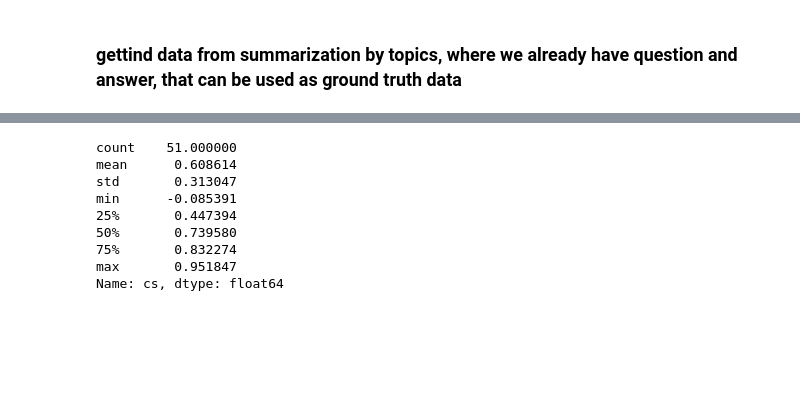
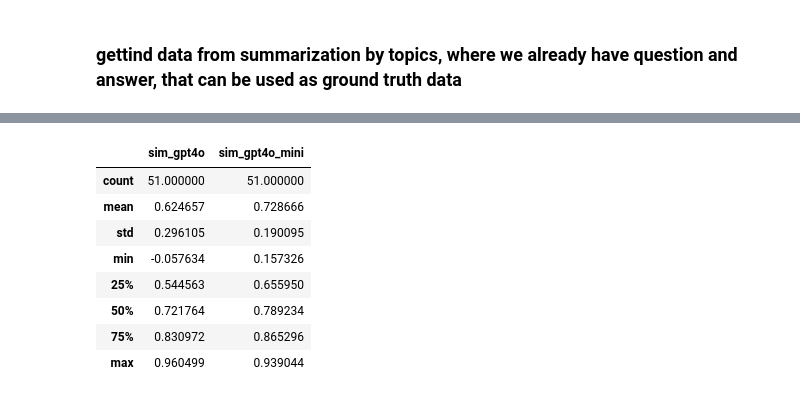
Before and after one commit to DmitriiK/telegram_rag_search, a Jupyter notebook: offline-rag-evaluation.ipynb, the cells around one changed output, grey strips where cells are left out. Cells and saved outputs as stored; diff of their text form; code cells hidden in the pictures; blank space fills up the shorter version.

```diff
--- a/offline-rag-evaluation.ipynb
+++ b/offline-rag-evaluation.ipynb
@@ -91,13 +105,18 @@ df
 # %%
 
-df['cs'].describe()
+
+columns_to_describe = ['sim_gpt4o', 'sim_gpt4o_mini']
+
+df_sim_descr = pd.concat([df[col].describe() for col in columns_to_describe], axis=1)
+df_sim_descr.columns = columns_to_describe
+df_sim_descr
 # %% [output]
-count    51.000000
-mean      0.608614
-std       0.313047
-min      -0.085391
-25%       0.447394
-50%       0.739580
-75%       0.832274
-max       0.951847
-Name: cs, dtype: float64
+|  | sim_gpt4o | sim_gpt4o_mini |
+| count | 51.000000 | 51.000000 |
+| mean | 0.624657 | 0.728666 |
+| std | 0.296105 | 0.190095 |
+| min | -0.057634 | 0.157326 |
+| 25% | 0.544563 | 0.655950 |
+| 50% | 0.721764 | 0.789234 |
+| 75% | 0.830972 | 0.865296 |
+| max | 0.960499 | 0.939044 |
```
Also changed, not shown: parts of 7 cells of this notebook, 6 other files.
